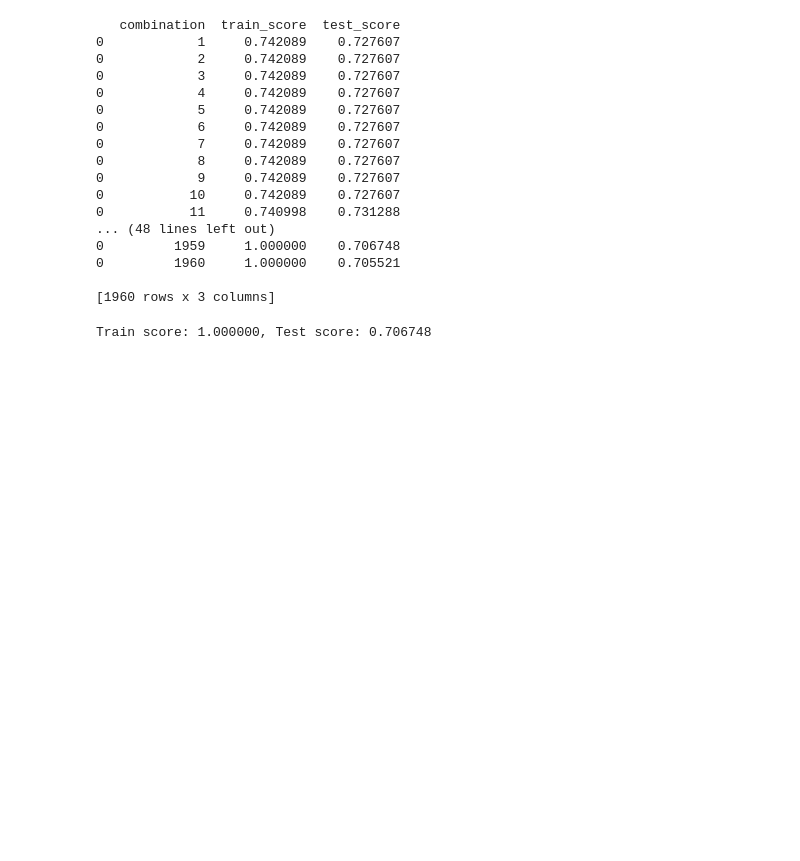
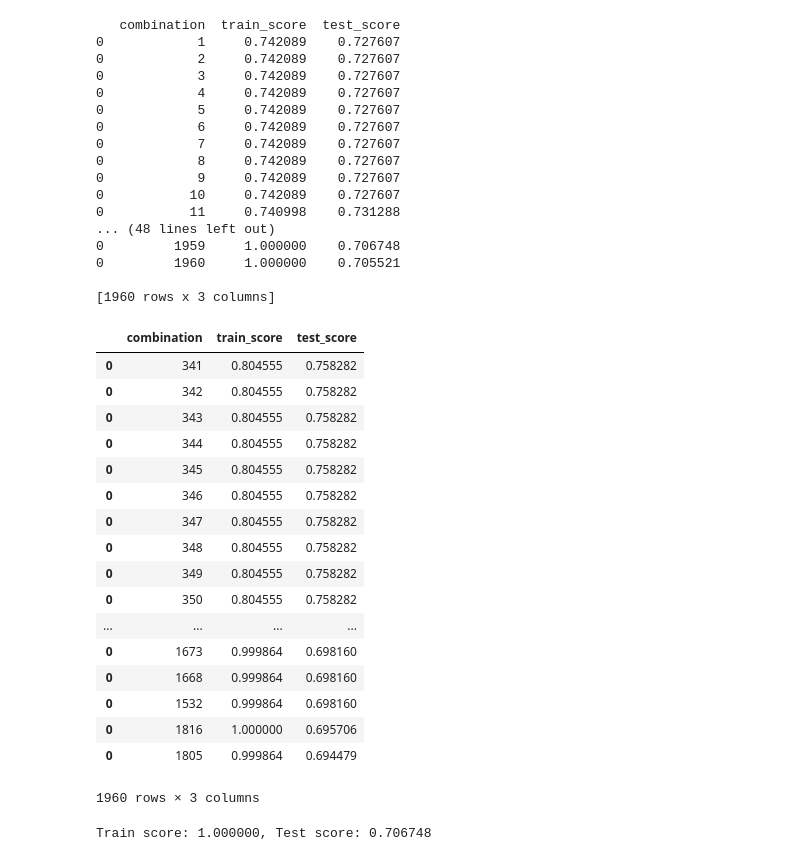
Before and after one commit to zinrion/Thinkful-Projects, a Jupyter notebook: Boosting Models Challenge.ipynb, the cells around one changed output. Cells and saved outputs as stored; diff of their text form; code cells hidden in the pictures; blank space fills up the shorter version.

```diff
--- a/Boosting Models Challenge.ipynb
+++ b/Boosting Models Challenge.ipynb
@@ -242,6 +231,27 @@ print(comparison_table)
 0         1960     1.000000    0.705521
 
 [1960 rows x 3 columns]
+# %%
+comparison_table.sort_values(by="test_score",ascending=False)
+# %% [output]
+|  | combination | train_score | test_score |
+| 0 | 341 | 0.804555 | 0.758282 |
+| 0 | 342 | 0.804555 | 0.758282 |
+| 0 | 343 | 0.804555 | 0.758282 |
+| 0 | 344 | 0.804555 | 0.758282 |
+| 0 | 345 | 0.804555 | 0.758282 |
+| 0 | 346 | 0.804555 | 0.758282 |
+| 0 | 347 | 0.804555 | 0.758282 |
+| 0 | 348 | 0.804555 | 0.758282 |
+| 0 | 349 | 0.804555 | 0.758282 |
+| 0 | 350 | 0.804555 | 0.758282 |
+| ... | ... | ... | ... |
+| 0 | 1673 | 0.999864 | 0.698160 |
+| 0 | 1668 | 0.999864 | 0.698160 |
+| 0 | 1532 | 0.999864 | 0.698160 |
+| 0 | 1816 | 1.000000 | 0.695706 |
+| 0 | 1805 | 0.999864 | 0.694479 |
+1960 rows × 3 columns
 # %%
 #Combination 102 Looks good, 3 depth, 700 estimators, .8 subsampling, exponential - .742331 Test, .81874 train scores.
 # %%
```
Also changed, not shown: parts of 4 cells of this notebook.
